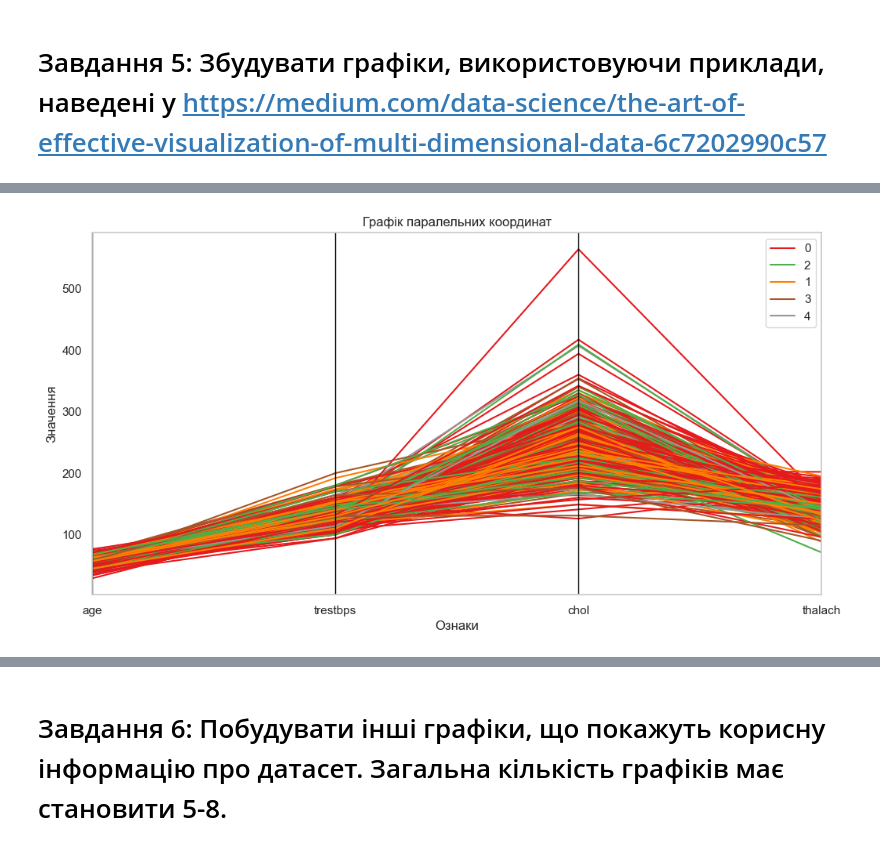
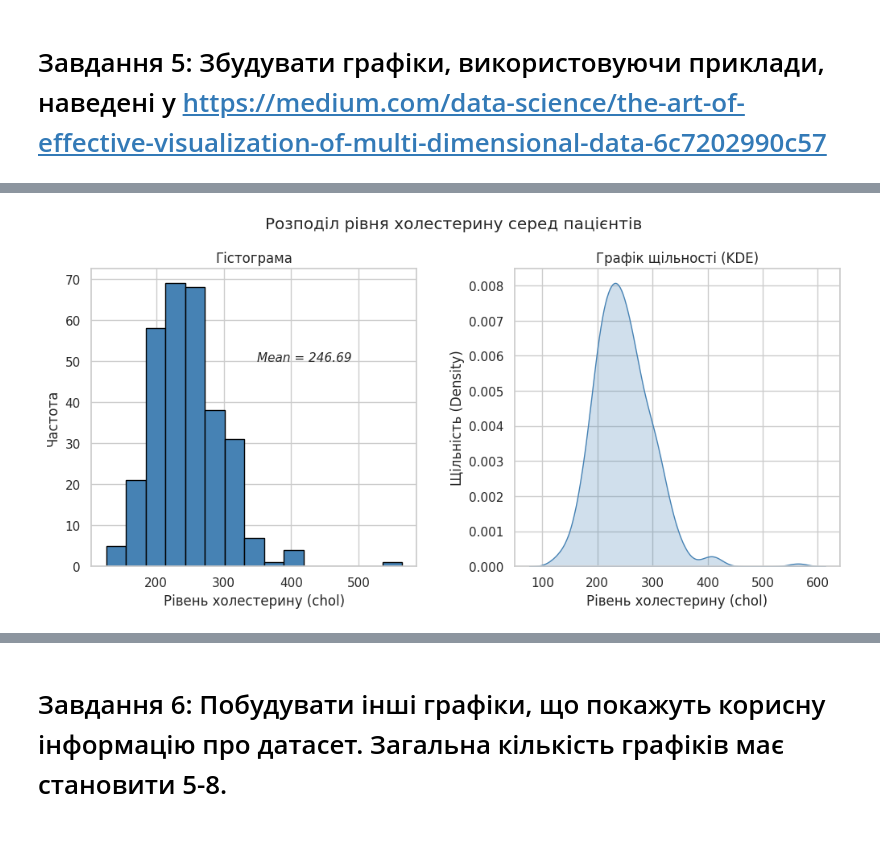
Before and after one commit to Artem-Darnopykh/data-preparation-and-analysis, a Jupyter notebook: lab3/lab3.ipynb, the cells around one changed output, grey strips where cells are left out. Saved outputs shown, nothing was run; the diff lists cells and outputs as text; code cells hidden in the pictures.

```diff
--- a/lab3/lab3.ipynb
+++ b/lab3/lab3.ipynb
@@ -49,18 +48,15 @@ display(heart_df.head())
 # Завдання 2:
 Здійснити Data Cleaning
 # %%
-# Знаходимо рядки, які містять знаки питання або NaN
-invalid_rows = heart_df[heart_df.isin(['?', np.nan]).any(axis=1)]
+print("Пропуски до обробки:\n", heart_df.isna().sum()[heart_df.isna().sum() > 0])
 
-print(f"Знайдено проблемних рядків: {len(invalid_rows)}")
-if len(invalid_rows) > 0:
-    print("Ось конкретні дані, які будуть видалені:")
-    display(invalid_rows)
 
-# Саме очищення
-heart_df = heart_df.replace('?', np.nan).dropna()
-heart_df = heart_df.apply(pd.to_numeric)
-heart_df = heart_df.drop_duplicates()
+median_ca_value = heart_df['ca'].median()
+heart_df['ca'] = heart_df['ca'].fillna(median_ca_value)
 
-print(f"\nОчищення завершено. Фінальна кількість рядків: {len(heart_df)}")
+mode_thal_value = heart_df['thal'].mode()[0]
+heart_df['thal'] = heart_df['thal'].fillna(mode_thal_value)
+
+# Фінальна перевірка
+print("\nПропуски після очищення:", heart_df.isna().sum().max())
 # %% [output]
@@ -132,18 +124,26 @@ plt.show()
 # %%
-from pandas.plotting import parallel_coordinates
+fig, (ax1, ax2) = plt.subplots(1, 2, figsize=(12, 5))
+fig.suptitle("Розподіл рівня холестерину серед пацієнтів")
+fig.subplots_adjust(top=0.85, wspace=0.3)
 
-# Обираємо кілька ознак та нормалізуємо їх для наочності (опціонально)
-cols_to_show = ['age', 'trestbps', 'chol', 'thalach', 'target']
-df_norm = heart_df[cols_to_show].copy()
+ax1.set_xlabel("Рівень холестерину (chol)")
+ax1.set_ylabel("Частота")
+ax1.set_title("Гістограма", fontsize=12)
 
-plt.figure(figsize=(12, 6))
-parallel_coordinates(df_norm, 'target', colormap=plt.get_cmap("Set1"))
-plt.title('Графік паралельних координат')
-plt.xlabel('Ознаки')
-plt.ylabel('Значення')
+mean_chol = round(heart_df['chol'].mean(), 2)
+ax1.text(350, 50, f'Mean = {mean_chol}', fontsize=11, fontstyle='italic')
+
+ax1.hist(heart_df['chol'], color='steelblue', bins=15, edgecolor='black', linewidth=1)
+
+ax2.set_xlabel("Рівень холестерину (chol)")
+ax2.set_ylabel("Щільність (Density)")
+ax2.set_title("Графік щільності (KDE)", fontsize=12)
+
+sns.kdeplot(heart_df['chol'], ax=ax2, fill=True, color='steelblue')
+
 plt.show()
 # %% [output]
-[figure, old version]
+[figure, new version]
 # %%
 plt.figure(figsize=(10, 7))
 # X=вік, Y=тиск, Розмір=холестерин, Колір=результат
```
Also changed, not shown: parts of 10 cells of this notebook.
